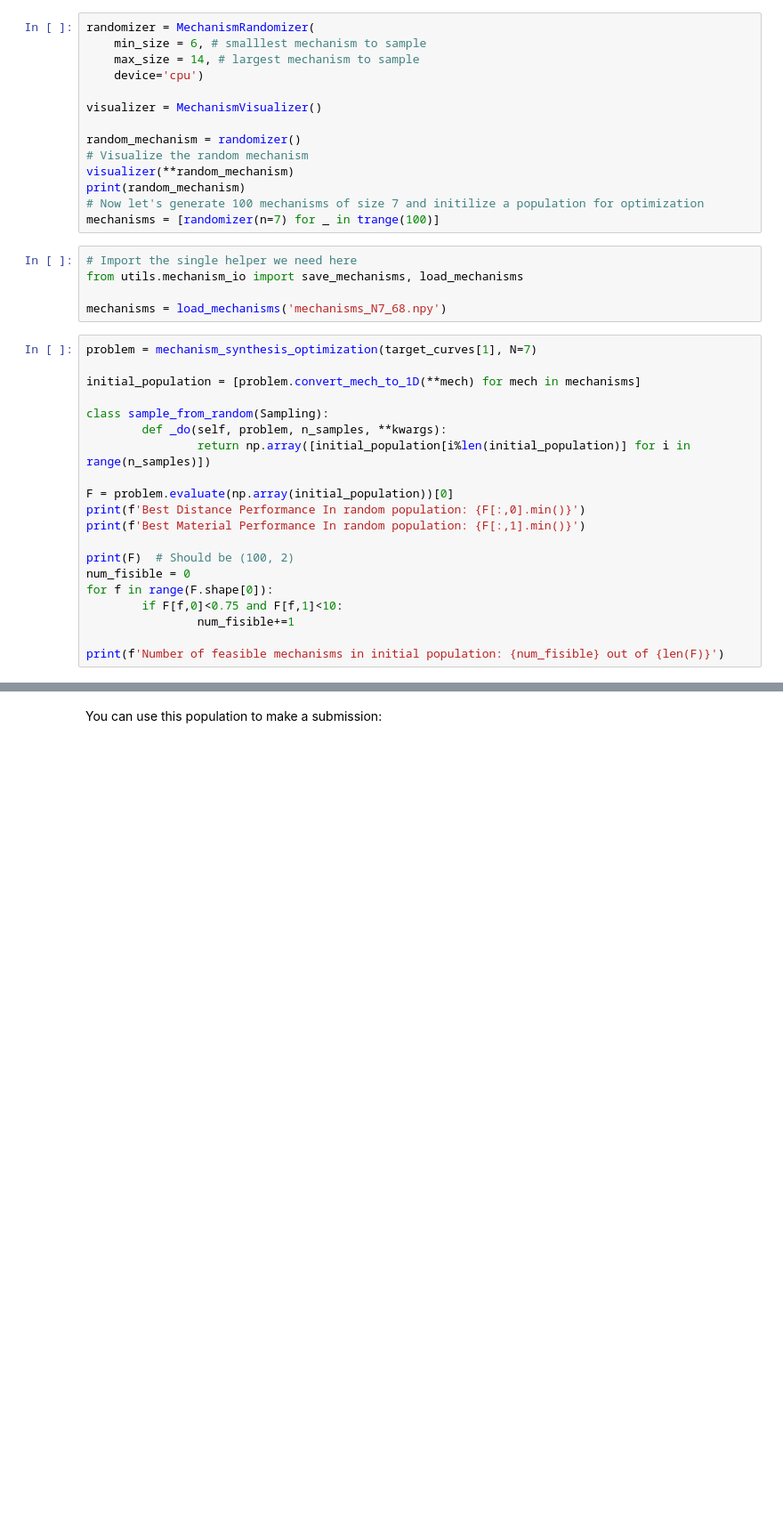
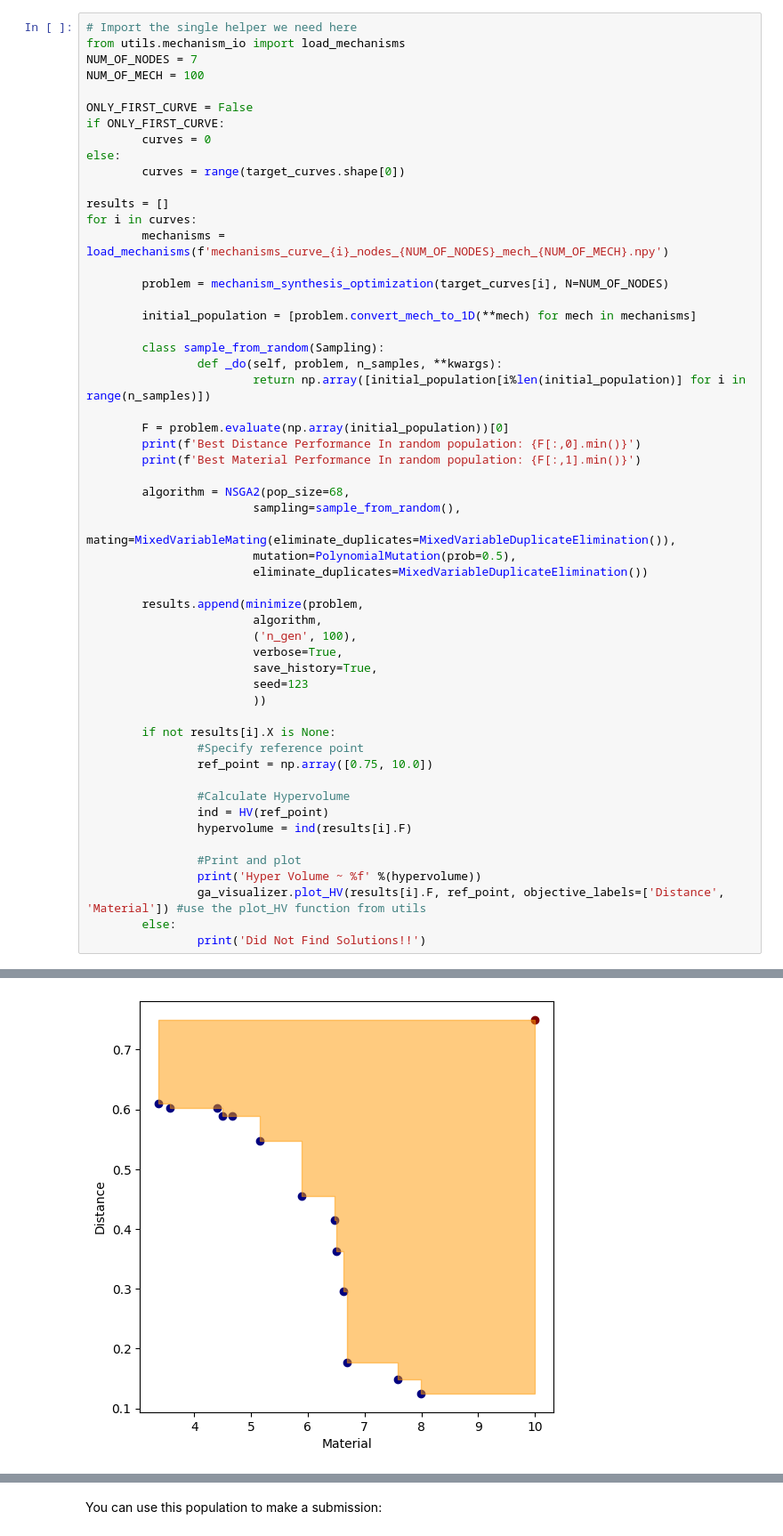
Before and after one commit to PatrykPrezyna/2155-Optimization-Challenge-Problem, a Jupyter notebook: Advanced_Starter_Notebook.ipynb, the cells around one changed output, grey strips where cells are left out. Shown: that part at 89% size. Cells and saved outputs as stored; diff of their text form; blank space fills up the shorter version.

Commit message:
Mechanism generator works, GA for all curves works

```diff
--- a/Advanced_Starter_Notebook.ipynb
+++ b/Advanced_Starter_Notebook.ipynb
@@ -153,39 +162,56 @@ from LINKS.Visualization import MechanismVisualizer
-# %%
-randomizer = MechanismRandomizer(
-    min_size = 6, # smalllest mechanism to sample
-    max_size = 14, # largest mechanism to sample
-    device='cpu')
-
-visualizer = MechanismVisualizer()
-
-random_mechanism = randomizer()
-# Visualize the random mechanism
-visualizer(**random_mechanism)
-print(random_mechanism)
-# Now let's generate 100 mechanisms of size 7 and initilize a population for optimization
-mechanisms = [randomizer(n=7) for _ in trange(100)]
-# %%
-# Import the single helper we need here
-from utils.mechanism_io import save_mechanisms, load_mechanisms
-
-mechanisms = load_mechanisms('mechanisms_N7_68.npy')
 # %%
-problem = mechanism_synthesis_optimization(target_curves[1], N=7)
+# Import the single helper we need here
+from utils.mechanism_io import load_mechanisms
+NUM_OF_NODES = 7
+NUM_OF_MECH = 100
 
-initial_population = [problem.convert_mech_to_1D(**mech) for mech in mechanisms]
+ONLY_FIRST_CURVE = False
+if ONLY_FIRST_CURVE:
+        curves = 0
+else:
+        curves = range(target_curves.shape[0])
 
-class sample_from_random(Sampling):
-        def _do(self, problem, n_samples, **kwargs):
-                return np.array([initial_population[i%len(initial_population)] for i in range(n_samples)])
+results = []
+for i in curves:
+        mechanisms = load_mechanisms(f'mechanisms_curve_{i}_nodes_{NUM_OF_NODES}_mech_{NUM_OF_MECH}.npy')
 
-F = problem.evaluate(np.array(initial_population))[0]
-print(f'Best Distance Performance In random population: {F[:,0].min()}')
-print(f'Best Material Performance In random population: {F[:,1].min()}')
+        problem = mechanism_synthesis_optimization(target_curves[i], N=NUM_OF_NODES)
 
-print(F)  # Should be (100, 2)
-num_fisible = 0
-for f in range(F.shape[0]):
-        if F[f,0]<0.75 and F[f,1]<10:
-                num_fisible+=1
+        initial_population = [problem.convert_mech_to_1D(**mech) for mech in mechanisms]
 
-print(f'Number of feasible mechanisms in initial population: {num_fisible} out of {len(F)}')
+        class sample_from_random(Sampling):
+                def _do(self, problem, n_samples, **kwargs):
+                        return np.array([initial_population[i%len(initial_population)] for i in range(n_samples)])
+
+        F = problem.evaluate(np.array(initial_population))[0]
+        print(f'Best Distance Performance In random population: {F[:,0].min()}')
+        print(f'Best Material Performance In random population: {F[:,1].min()}')
+
+        algorithm = NSGA2(pop_size=68,
+                        sampling=sample_from_random(),
+                        mating=MixedVariableMating(eliminate_duplicates=MixedVariableDuplicateElimination()),
+                        mutation=PolynomialMutation(prob=0.5),
+                        eliminate_duplicates=MixedVariableDuplicateElimination())
+
+        results.append(minimize(problem,
+                        algorithm,
+                        ('n_gen', 100),
+                        verbose=True,
+                        save_history=True,
+                        seed=123
+                        ))
+
+        if not results[i].X is None:
+                #Specify reference point
+                ref_point = np.array([0.75, 10.0])
+
+                #Calculate Hypervolume
+                ind = HV(ref_point)
+                hypervolume = ind(results[i].F)
+
+                #Print and plot
+                print('Hyper Volume ~ %f' %(hypervolume))
+                ga_visualizer.plot_HV(results[i].F, ref_point, objective_labels=['Distance', 'Material']) #use the plot_HV function from utils
+        else:
+                print('Did Not Find Solutions!!')
+# %% [output]
@@ -191,0 +235 @@ print(f'Number of feasible mechanisms in initial population: {num_fisible} out o
+[figure, added]
```
Also changed, not shown: parts of 15 cells of this notebook, 19 other files.
